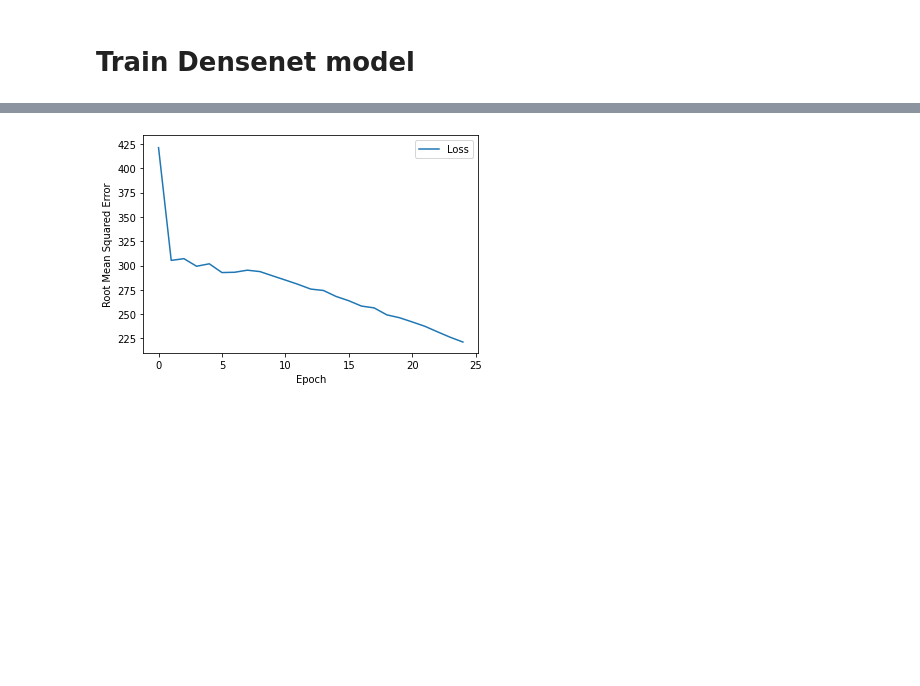
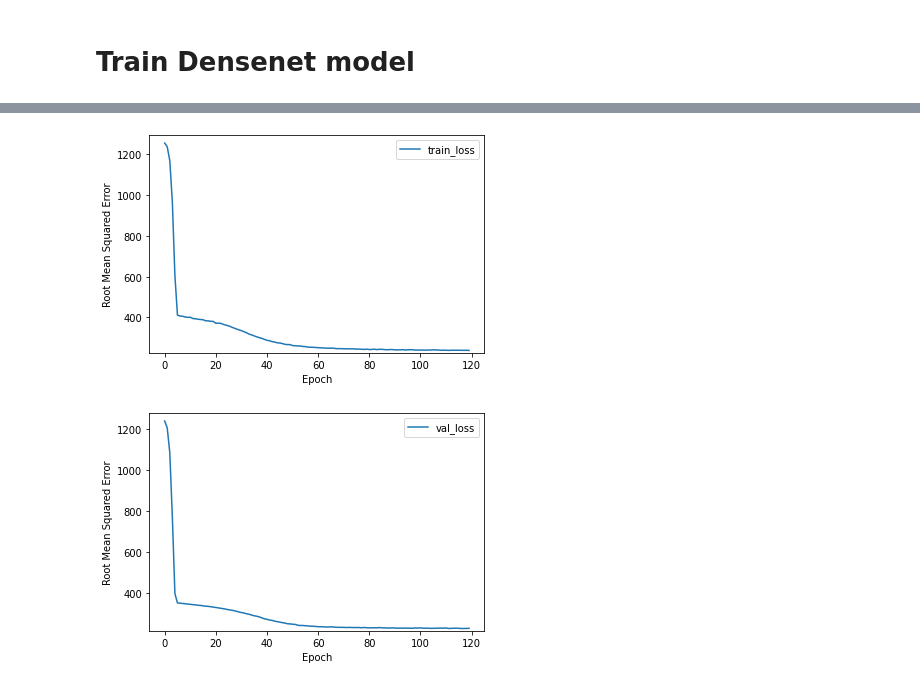
Before and after one commit to hakk-ai/hakk.ai-data-science, a Jupyter notebook: Modelling/DeepNetBase.ipynb, the cells around one changed output, grey strips where cells are left out. Cells and saved outputs as stored; diff of their text form; code cells hidden in the pictures; blank space fills up the shorter version.

```diff
--- a/Modelling/DeepNetBase.ipynb
+++ b/Modelling/DeepNetBase.ipynb
@@ -73,7 +68,7 @@ def train_test_split(df, percent_split):
   test_df = df[split:]
   return train_df, test_df
 
-percent_split = 0.855
+percent_split = 0.7
 train_df, test_df = train_test_split(SG_df, percent_split)
 print(len(train_df))
 print(len(test_df))
@@ -212,14 +199,14 @@ my_feature_layer = tf.keras.layers.DenseFeatures(feature_columns)
 # %% [markdown]
 ## Define plotting function
 # %%
-def plot_loss_curve(epochs, rmse):
+def plot_loss_curve(epochs, rmse, label):
   """Plot a curve of loss vs. epoch."""
 
   plt.figure()
   plt.xlabel("Epoch")
   plt.ylabel("Root Mean Squared Error")
 
-  plt.plot(epochs, rmse, label="Loss")
+  plt.plot(epochs, rmse, label=label)
   plt.legend()
   plt.ylim([rmse.min()*0.95, rmse.max() * 1.03])
   plt.show()
@@ -233,12 +220,14 @@ def create_model(feature_layer, learning_rate=0.00001):
   # Add layer containing the feature columns to the layer
   model.add(feature_layer)
 
+  model.add(tf.keras.layers.Dropout(.05, input_shape=(2,)))
   # Define first hidden layer with 500 node
   model.add(tf.keras.layers.Dense(units=500,
                                   name='Hidden1'))
   # Define leaky relu activation layer
   model.add(tf.keras.layers.LeakyReLU(alpha=leaky_relu_alpha))
 
+  model.add(tf.keras.layers.Dropout(.1, input_shape=(2,)))
   # Define second hidden layer with 300 node
   model.add(tf.keras.layers.Dense(units=300,
                                   name='Hidden2'))
@@ -246,13 +235,15 @@ def create_model(feature_layer, learning_rate=0.00001):
   # Define leaky relu activation layer
   model.add(tf.keras.layers.LeakyReLU(alpha=leaky_relu_alpha))
 
-  # Define third hidden layer with 50 node
-  model.add(tf.keras.layers.Dense(units=50,
+  model.add(tf.keras.layers.Dropout(.1, input_shape=(2,)))
+  # Define third hidden layer with 80 node
+  model.add(tf.keras.layers.Dense(units=80,
                                   name='Hidden3'))
 
   # Define leaky relu activation layer
   model.add(tf.keras.layers.LeakyReLU(alpha=leaky_relu_alpha))
 
+  model.add(tf.keras.layers.Dropout(.02, input_shape=(2,)))
   # Define fourth hidden layer with 50 node
   model.add(tf.keras.layers.Dense(units=50,
                                   name='Hidden4'))
@@ -260,9 +251,10 @@ def create_model(feature_layer, learning_rate=0.00001):
   # Define leaky relu activation layer
   model.add(tf.keras.layers.LeakyReLU(alpha=leaky_relu_alpha))
 
+  model.add(tf.keras.layers.Dropout(.01, input_shape=(2,)))
   # Define fifth hidden layer with 50 node
-  model.add(tf.keras.layers.Dense(units=50,
-                                  name='Hidden4'))
+  model.add(tf.keras.layers.Dense(units=20,
+                                  name='Hidden5'))
 
   # Define leaky relu activation layer
   model.add(tf.keras.layers.LeakyReLU(alpha=leaky_relu_alpha))
@@ -281,7 +273,7 @@ def create_model(feature_layer, learning_rate=0.00001):
 ## Define training function.
 # %%
 def train_model(model, dataset, epochs, train_label,
-                batch_size, validation_split=0.2):
+                batch_size, validation_split=0.3):
 
   # Split the dataset into features and label.
   features = {name:np.array(value) for name, value in dataset.items()}
@@ -298,4 +290,4 @@ def train_model(model, dataset, epochs, train_label,
   hist = pd.DataFrame(history.history)
   rmse = hist["root_mean_squared_error"]
 
-  return epochs, rmse
+  return epochs, hist
@@ -302,9 +296,9 @@ def train_model(model, dataset, epochs, train_label,
 # %% [markdown]
 # Train Densenet model
 # %%
-batch_size = 100
-epochs = 25
-learning_rate = 0.01
+batch_size = 200
+epochs = 120
+learning_rate = 0.00005
 
 # Specify the label
 label_name = "travel_time"
@@ -313,9 +307,13 @@ label_name = "travel_time"
 my_model = create_model(my_feature_layer, learning_rate)
 
 # Train the model on normalized training set
-epochs, rmse = train_model(my_model, train_df, epochs, label_name,
+starttime = timeit.default_timer()
+epochs, hist = train_model(my_model, train_df, epochs, label_name,
                 batch_size)
+endtime = timeit.default_timer()
 
+print("Time taken for training: {} seconds".format(endtime-starttime))
 # plot RMSE curve
-plot_loss_curve(epochs, rmse)
+plot_loss_curve(epochs, hist.root_mean_squared_error, "train_loss")
+plot_loss_curve(epochs, hist.val_root_mean_squared_error, "val_loss")
 # %% [output]
@@ -339,4 +337,5 @@ Epoch 25/25
-[figure, old version]
+[figure, new version]
+[figure, added]
 # %%
 # After building a model against the training set, test that model
 # against the test set.
```
Also changed, not shown: parts of 16 cells of this notebook.
